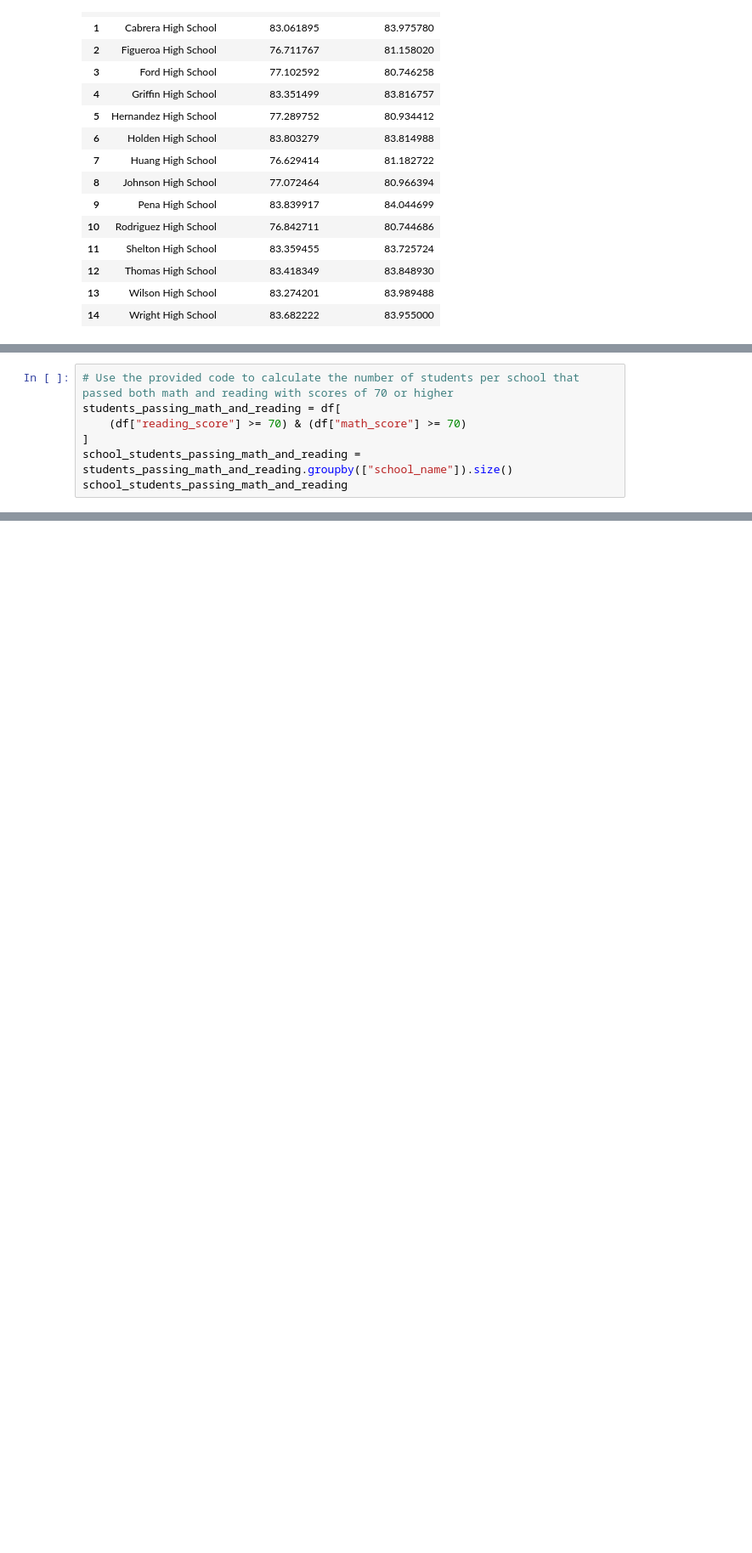
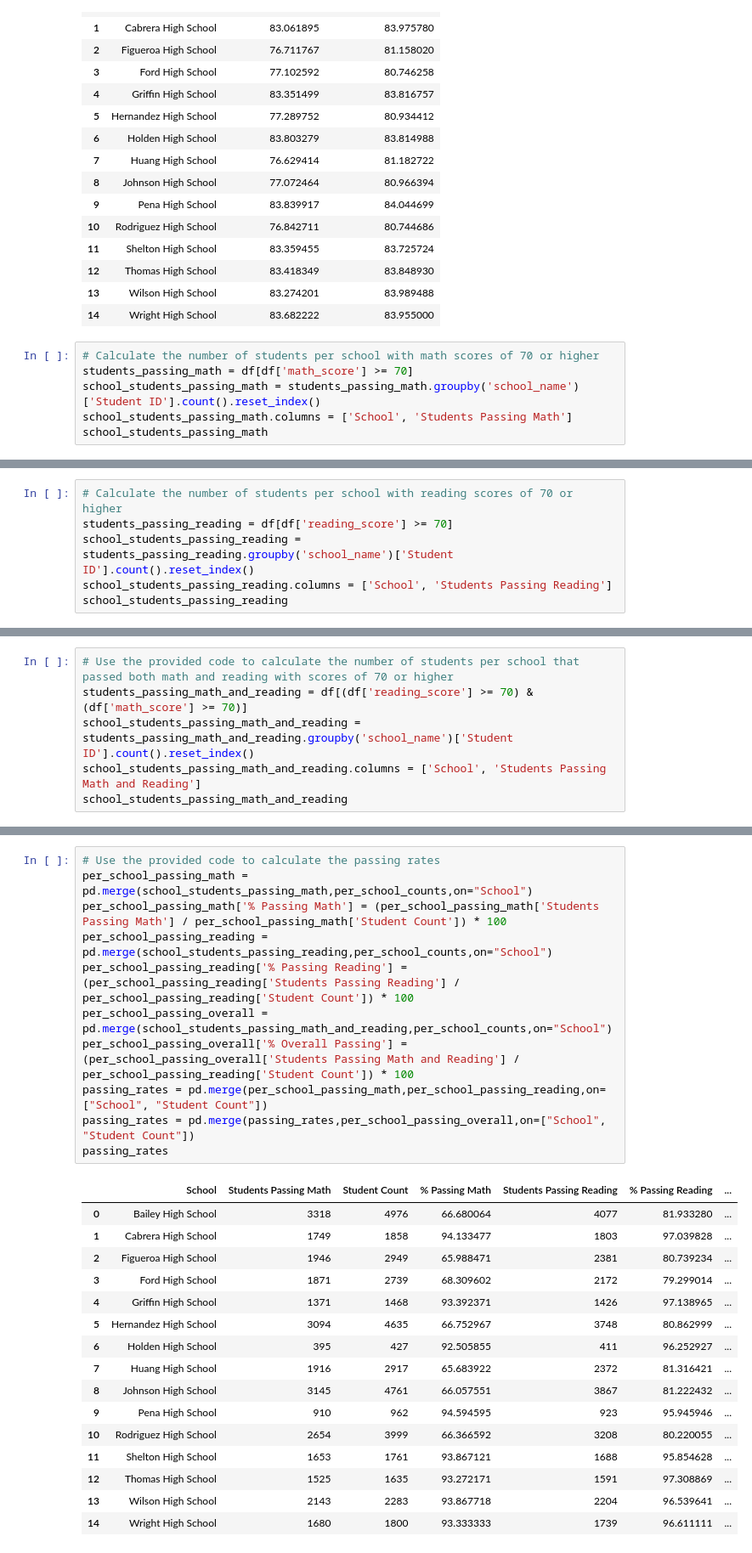
Before and after one commit to griffinracey/pandas-challenge, a Jupyter notebook: PyCitySchools/main.ipynb, the cells around one changed output, grey strips where cells are left out. Shown: that part at 85% size. Cells and saved outputs as stored; diff of their text form; blank space fills up the shorter version.

```diff
--- a/PyCitySchools/main.ipynb
+++ b/PyCitySchools/main.ipynb
@@ -207,3 +226,9 @@ per_school_test
 | 12 | Thomas High School | 83.418349 | 83.848930 |
 | 13 | Wilson High School | 83.274201 | 83.989488 |
 | 14 | Wright High School | 83.682222 | 83.955000 |
+# %%
+# Calculate the number of students per school with math scores of 70 or higher
+students_passing_math = df[df['math_score'] >= 70]
+school_students_passing_math = students_passing_math.groupby('school_name')['Student ID'].count().reset_index()
+school_students_passing_math.columns = ['School', 'Students Passing Math']
+school_students_passing_math
@@ -209,0 +252,6 @@ per_school_test
+# %%
+# Calculate the number of students per school with reading scores of 70 or higher
+students_passing_reading = df[df['reading_score'] >= 70]
+school_students_passing_reading = students_passing_reading.groupby('school_name')['Student ID'].count().reset_index()
+school_students_passing_reading.columns = ['School', 'Students Passing Reading']
+school_students_passing_reading
@@ -210,8 +275,7 @@ per_school_test
 # %%
 # Use the provided code to calculate the number of students per school that passed both math and reading with scores of 70 or higher
-students_passing_math_and_reading = df[
-    (df["reading_score"] >= 70) & (df["math_score"] >= 70)
-]
-school_students_passing_math_and_reading = students_passing_math_and_reading.groupby(["school_name"]).size()
+students_passing_math_and_reading = df[(df['reading_score'] >= 70) & (df['math_score'] >= 70)]
+school_students_passing_math_and_reading = students_passing_math_and_reading.groupby('school_name')['Student ID'].count().reset_index()
+school_students_passing_math_and_reading.columns = ['School', 'Students Passing Math and Reading']
 school_students_passing_math_and_reading
 # %% [output]
@@ -234,0 +298,28 @@ dtype: int64
+# %%
+# Use the provided code to calculate the passing rates
+per_school_passing_math = pd.merge(school_students_passing_math,per_school_counts,on="School")
+per_school_passing_math['% Passing Math'] = (per_school_passing_math['Students Passing Math'] / per_school_passing_math['Student Count']) * 100
+per_school_passing_reading = pd.merge(school_students_passing_reading,per_school_counts,on="School")
+per_school_passing_reading['% Passing Reading'] = (per_school_passing_reading['Students Passing Reading'] / per_school_passing_reading['Student Count']) * 100
+per_school_passing_overall = pd.merge(school_students_passing_math_and_reading,per_school_counts,on="School")
+per_school_passing_overall['% Overall Passing'] = (per_school_passing_overall['Students Passing Math and Reading'] / per_school_passing_reading['Student Count']) * 100
+passing_rates = pd.merge(per_school_passing_math,per_school_passing_reading,on=["School", "Student Count"])
+passing_rates = pd.merge(passing_rates,per_school_passing_overall,on=["School", "Student Count"])
+passing_rates
+# %% [output]
+|  | School | Students Passing Math | Student Count | % Passing Math | Students Passing Reading | % Passing Reading | ... |
+| 0 | Bailey High School | 3318 | 4976 | 66.680064 | 4077 | 81.933280 | ... |
+| 1 | Cabrera High School | 1749 | 1858 | 94.133477 | 1803 | 97.039828 | ... |
+| 2 | Figueroa High School | 1946 | 2949 | 65.988471 | 2381 | 80.739234 | ... |
+| 3 | Ford High School | 1871 | 2739 | 68.309602 | 2172 | 79.299014 | ... |
+| 4 | Griffin High School | 1371 | 1468 | 93.392371 | 1426 | 97.138965 | ... |
+| 5 | Hernandez High School | 3094 | 4635 | 66.752967 | 3748 | 80.862999 | ... |
+| 6 | Holden High School | 395 | 427 | 92.505855 | 411 | 96.252927 | ... |
+| 7 | Huang High School | 1916 | 2917 | 65.683922 | 2372 | 81.316421 | ... |
+| 8 | Johnson High School | 3145 | 4761 | 66.057551 | 3867 | 81.222432 | ... |
+| 9 | Pena High School | 910 | 962 | 94.594595 | 923 | 95.945946 | ... |
+| 10 | Rodriguez High School | 2654 | 3999 | 66.366592 | 3208 | 80.220055 | ... |
+| 11 | Shelton High School | 1653 | 1761 | 93.867121 | 1688 | 95.854628 | ... |
+| 12 | Thomas High School | 1525 | 1635 | 93.272171 | 1591 | 97.308869 | ... |
+| 13 | Wilson High School | 2143 | 2283 | 93.867718 | 2204 | 96.539641 | ... |
+| 14 | Wright High School | 1680 | 1800 | 93.333333 | 1739 | 96.611111 | ... |
```
Also changed, not shown: parts of 9 cells of this notebook.
